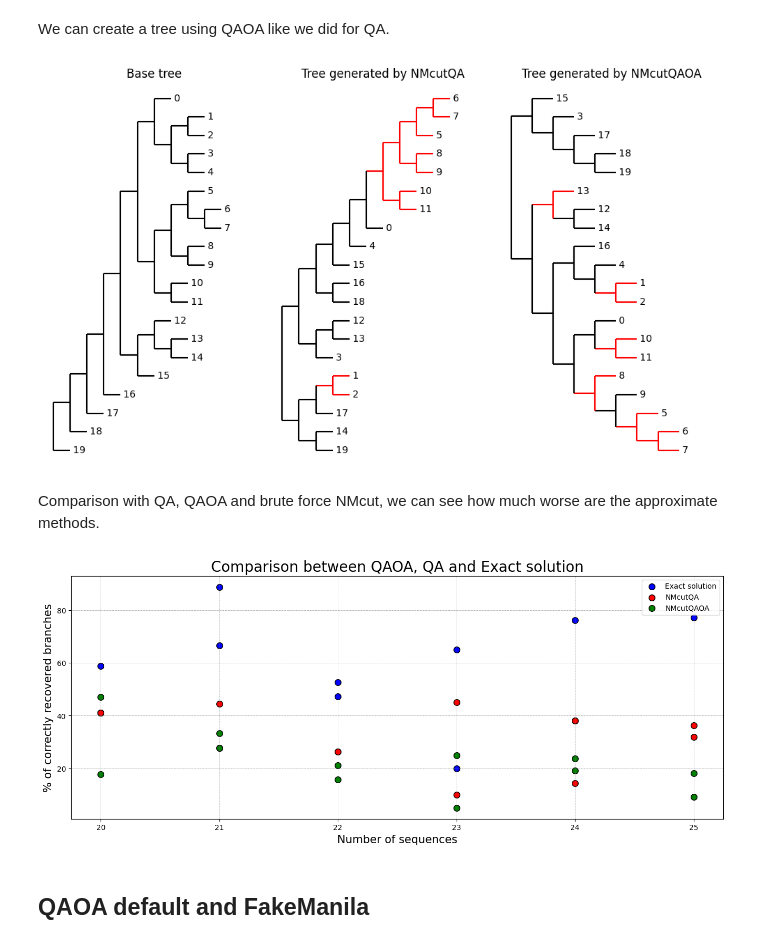
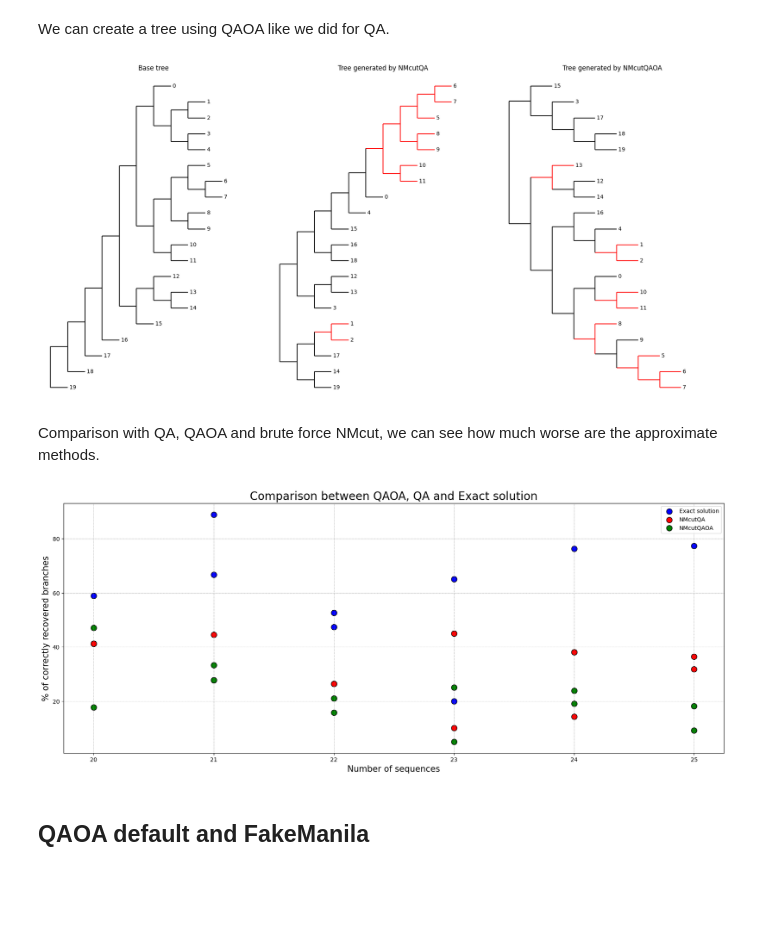
Before and after one commit to Nicofero/PhyloTree_ReConst, a Jupyter notebook: metrics_study.ipynb, the cells around one changed output. Saved outputs shown, nothing was run; the diff lists cells and outputs as text; code cells hidden in the pictures; blank space fills up the shorter version.

```diff
--- a/metrics_study.ipynb
+++ b/metrics_study.ipynb
@@ -648,35 +648,35 @@ def color_common_branches(tree, common_taxa_sets, color = "red"):
                 clade.color = "black"  # Default color for non-common branches
 
 # Color the branches in the first tree
 color_common_branches(tree1, common_taxa_sets)
 color_common_branches(tree3, common_taxa_sets_qaoa)
 
 # Create a figure with subplots (side by side)
-fig, (axes1, axes2, axes3) = plt.subplots(1, 3, figsize=(10, 6))
+fig, (axes1, axes2, axes3) = plt.subplots(1, 3, figsize=(18, 9))
 
 # Plot the second tree
 Phylo.draw(tree2, do_show=False, axes=axes1)
 axes1.set_title("Base tree")
 plt.setp(axes1, xticks=[], yticks=[])  # Remove ticks
 axes1.axis('off')  # Remove axes
 
 # Plot the first tree
 Phylo.draw(tree1, do_show=False, axes=axes2)
 axes2.set_title("Tree generated by NMcutQA")
 plt.setp(axes2, xticks=[], yticks=[])  # Remove ticks
 axes2.axis('off')  # Remove axes
 
 # Plot the third tree
 Phylo.draw(tree3, do_show=False, axes=axes3)
 axes3.set_title("Tree generated by NMcutQAOA")
 plt.setp(axes3, xticks=[], yticks=[])  # Remove ticks
 axes3.axis('off')  # Remove axes
 
 # Show the plot
 plt.tight_layout()
 plt.show()
 # %% [output]
-[figure, old version]
+[figure, new version]
 # %% [markdown]
 Comparison with QA, QAOA and brute force NMcut, we can see how much worse are the approximate methods.
 # %%
@@ -684,10 +684,10 @@ filtered_rf = rf[rf['size'] < 26]
 filtered_qiskit = qiskit_df[qiskit_df['size'] < 26]
 filtered_qiskit = filtered_qiskit[filtered_qiskit['size'] > 19]
 
-plt.subplots(figsize=(16, 6))
-plt.scatter(rf_bf['size'], rf_bf['RF'], edgecolor='k', color='blue', s=70,label='Exact solution')
-plt.scatter(filtered_rf['size'], filtered_rf['RF'], edgecolor='k', color='red', s=70,label='NMcutQA')
-plt.scatter(filtered_qiskit['size'], filtered_qiskit['RF'], edgecolor='k', color='green', s=70,label='NMcutQAOA')
+plt.subplots(figsize=(21, 8))
+plt.scatter(rf_bf['size'], rf_bf['RF'], edgecolor='k', color='blue', s=100,label='Exact solution')
+plt.scatter(filtered_rf['size'], filtered_rf['RF'], edgecolor='k', color='red', s=100,label='NMcutQA')
+plt.scatter(filtered_qiskit['size'], filtered_qiskit['RF'], edgecolor='k', color='green', s=100,label='NMcutQAOA')
 plt.xlabel('Number of sequences',fontdict={'fontsize': 15})
 plt.ylabel('% of correctly recovered branches',fontdict={'fontsize': 15})
 plt.title('Comparison between QAOA, QA and Exact solution', fontsize=20)
@@ -695,7 +695,7 @@ plt.grid(color='gray', linestyle='--', linewidth=0.4)
 plt.legend()
 plt.show()
 # %% [output]
-[figure, old version]
+[figure, new version]
 # %% [markdown]
 ## QAOA default and FakeManila
 # %%
```
Also changed, not shown: parts of 1 cell of this notebook, 1 other file.
